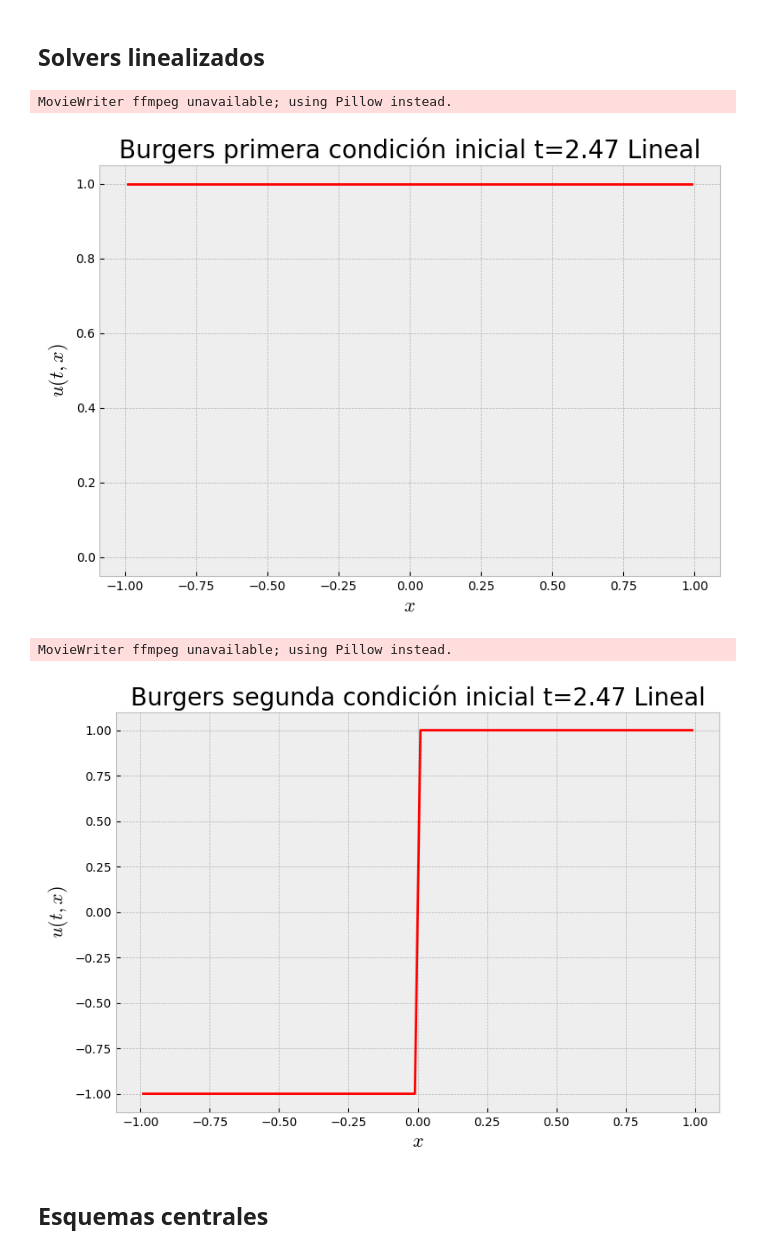
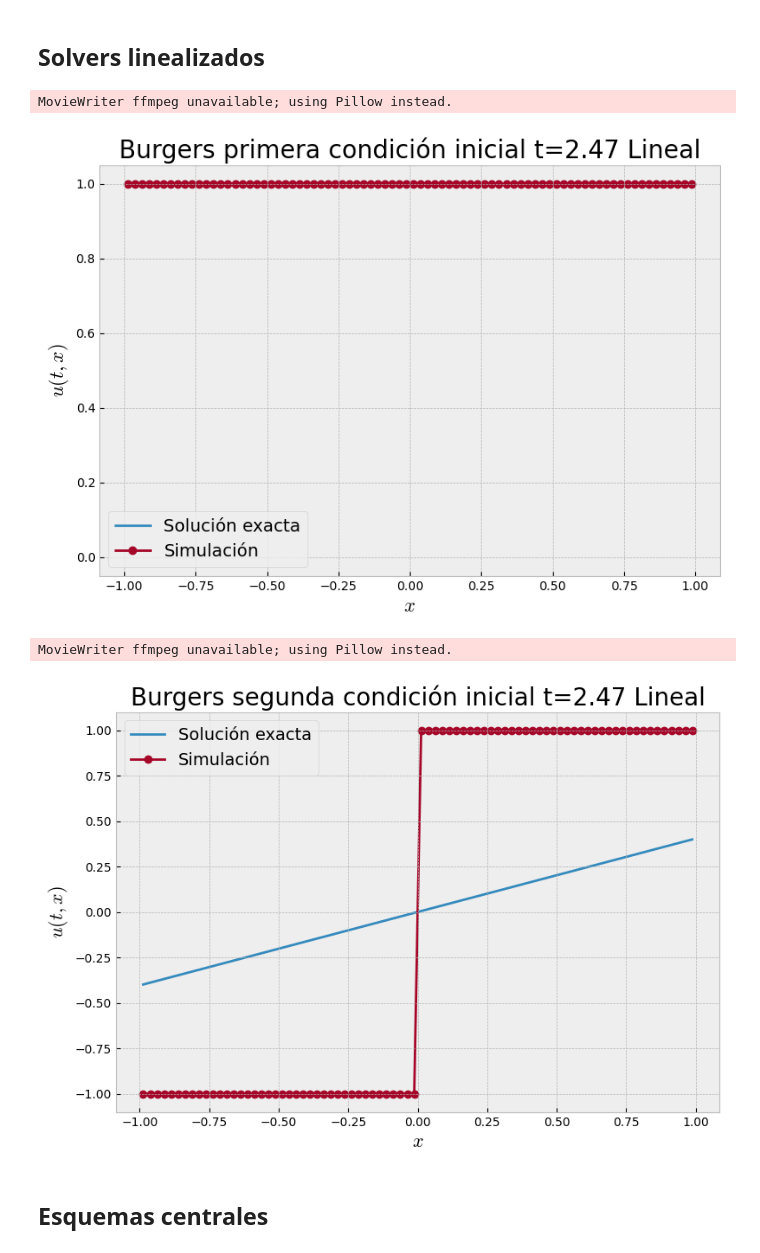
Before and after one commit to ElTapia/Jamiton, a Jupyter notebook: FV/FV.ipynb, the cells around one changed output. Drawn from its saved outputs; the diff is of its cells as text; code cells hidden in the pictures.

```diff
--- a/FV/FV.ipynb
+++ b/FV/FV.ipynb
@@ -30,7 +30,7 @@ class Finite_Volume(ABC):
 
         # Pasos espacial y temporal
         self.dx = (xR - xL) / Nx
-        self.dt = tf / (Nt + 1)
+        self.dt = self.dx/2#tf / (Nt + 1)
 
         # Arreglos
         self.x_mid = np.linspace(self.xL, self.xR, self.Nx+1) # puntos medios
@@ -143,8 +143,11 @@ class Finite_Volume(ABC):
         plt.title(title + " t=" + str(format(self.t[0], '.2f')) + " " + self.scheme)
 
         # prepare for animated lines
-        line, = ax.plot(self.x, self.U[0], '-', color='r', linewidth=2, label="Simulación")
-        exact_line, = ax.plot(self.x, real_solution(self.x, self.t[0]), color='b', linestyle='-', linewidth=2, label="Solución exacta")
+        exact_line, = ax.plot(self.x, real_solution(self.x, self.t[0]), linestyle='-', linewidth=2,
+                              label="Solución exacta", zorder=0)
+
+        line, = ax.plot(self.x, self.U[0], 'o-', linewidth=2, label="Simulación", zorder=1)
+
         plt.legend()
 
         def animate(n):
@@ -221,7 +224,7 @@ class Simplified_Godunov_solver(Finite_Volume):
         return np.max([self.f(u_l_positive), self.f(u_r_negative)])
 # %%
 # Parametros grillas
-Nx = 100
+Nx = 80
 xL = -1
 xR = 1
 Nt = 400
@@ -238,16 +241,26 @@ def U_0_1(x):
 # Solución real 1
 # TODO: Modificar para que funcione con arreglos en x
 def u_1(x, t):
-    if x<t:
-        return 1
-    if x>0:
-        return 0
+    return U_0_1(x-t/2)
 
 def U_0_2(x):
     x_copy = x.copy()
     x_copy[x_copy<0] = -1
     x_copy[x_copy>=0] = 1
     return x_copy
+
+def u_2(x_, t):
+    sol = []
+    for x in x_:
+        if x < -t:
+            sol += [-1]
+
+        elif -t <= x < t:
+            sol+= [x/t]
+
+        else:
+            sol+=[1]
+    return sol
 # %%
 # Solución con primera condición inicial
 burgers_1 = Simplified_Godunov_solver(Nx, xL, xR, Nt, tf, f, 0)
@@ -302,7 +315,7 @@ class Simplified_Godunov_periodic_solver(Simplified_Godunov_solver):
         self.n += 1
 # %%
 def U_0_3(x):
-    return np.cos(np.pi*x)
+    return np.sin(4*np.pi*x)
 
 burgers_per = Simplified_Godunov_periodic_solver(Nx, xL, xR, Nt, tf, f, 0)
 burgers_per.set_init_cond(U_0_3)
@@ -348,25 +361,25 @@ for n in range(0,Nt-1):
     burgers_1_lin.CFL_condition()
     burgers_1_lin.update()
 
-burgers_1_lin.get_animation("Burgers primera condición inicial",
-                            "Charts/First_order/Lineal/burgers_1_lin.gif")
+burgers_1_lin.get_animation_exact("Burgers primera condición inicial",
+                            "Charts/First_order/Lineal/burgers_1_lin.gif", u_1)
 # %% [output]
 MovieWriter ffmpeg unavailable; using Pillow instead.
-[figure, old version]
+[figure, new version]
 # %%
 # Solución con segunda condición inicial
 burgers_2_lin = Linearized_solver(Nx, xL, xR, Nt, tf, f)
 burgers_2_lin.set_init_cond(U_0_2)
 
 for n in range(0,Nt-1):
     burgers_2_lin.CFL_condition()
     burgers_2_lin.update()
 
-burgers_2_lin.get_animation("Burgers segunda condición inicial",
-                            "Charts/First_order/Lineal/burgers_2_lin.gif")
+burgers_2_lin.get_animation_exact("Burgers segunda condición inicial",
+                            "Charts/First_order/Lineal/burgers_2_lin.gif", u_2)
 # %% [output]
 MovieWriter ffmpeg unavailable; using Pillow instead.
-[figure, old version]
+[figure, new version]
 # %% [markdown]
 ## Esquemas centrales
 # %%
```
Also changed, not shown: parts of 25 cells of this notebook, 19 other files.
